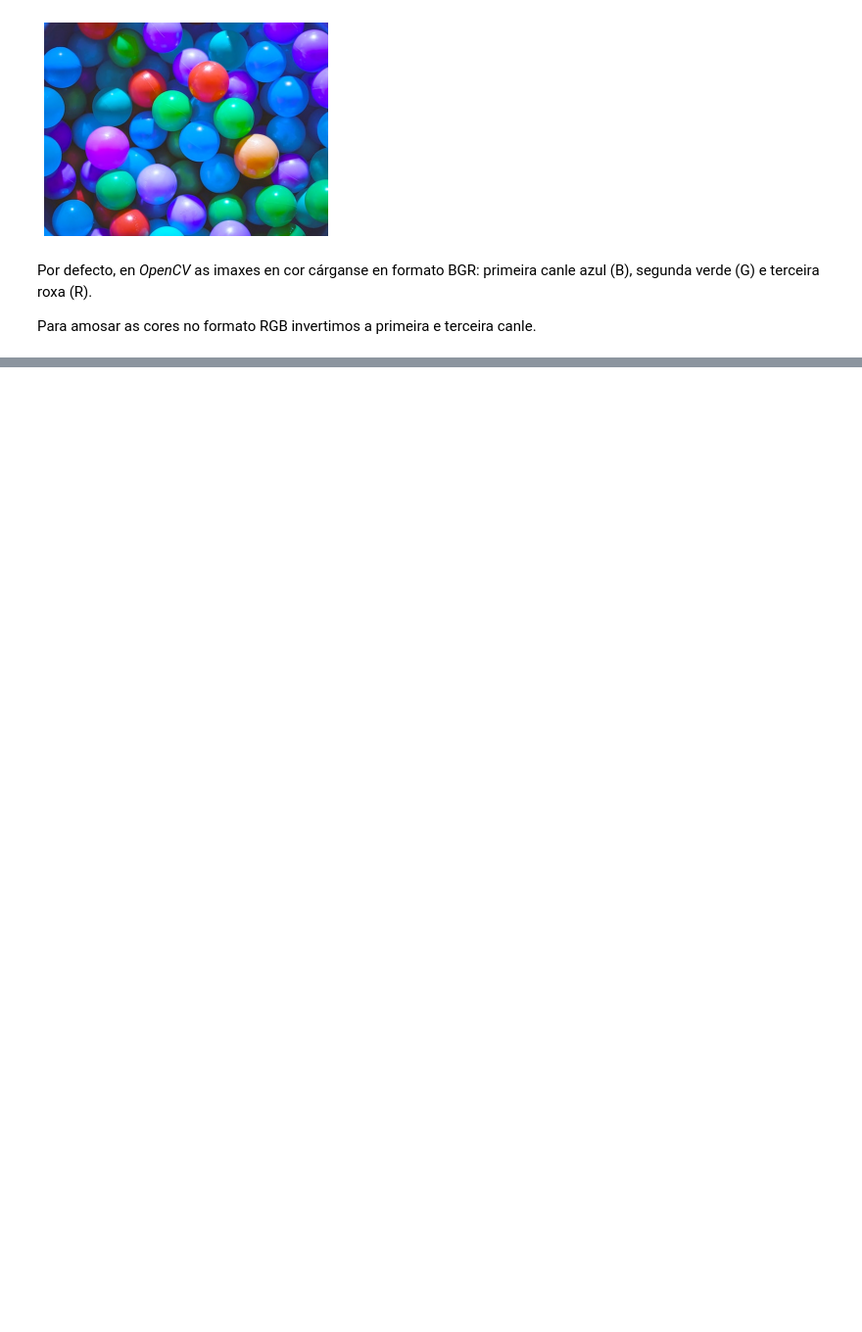
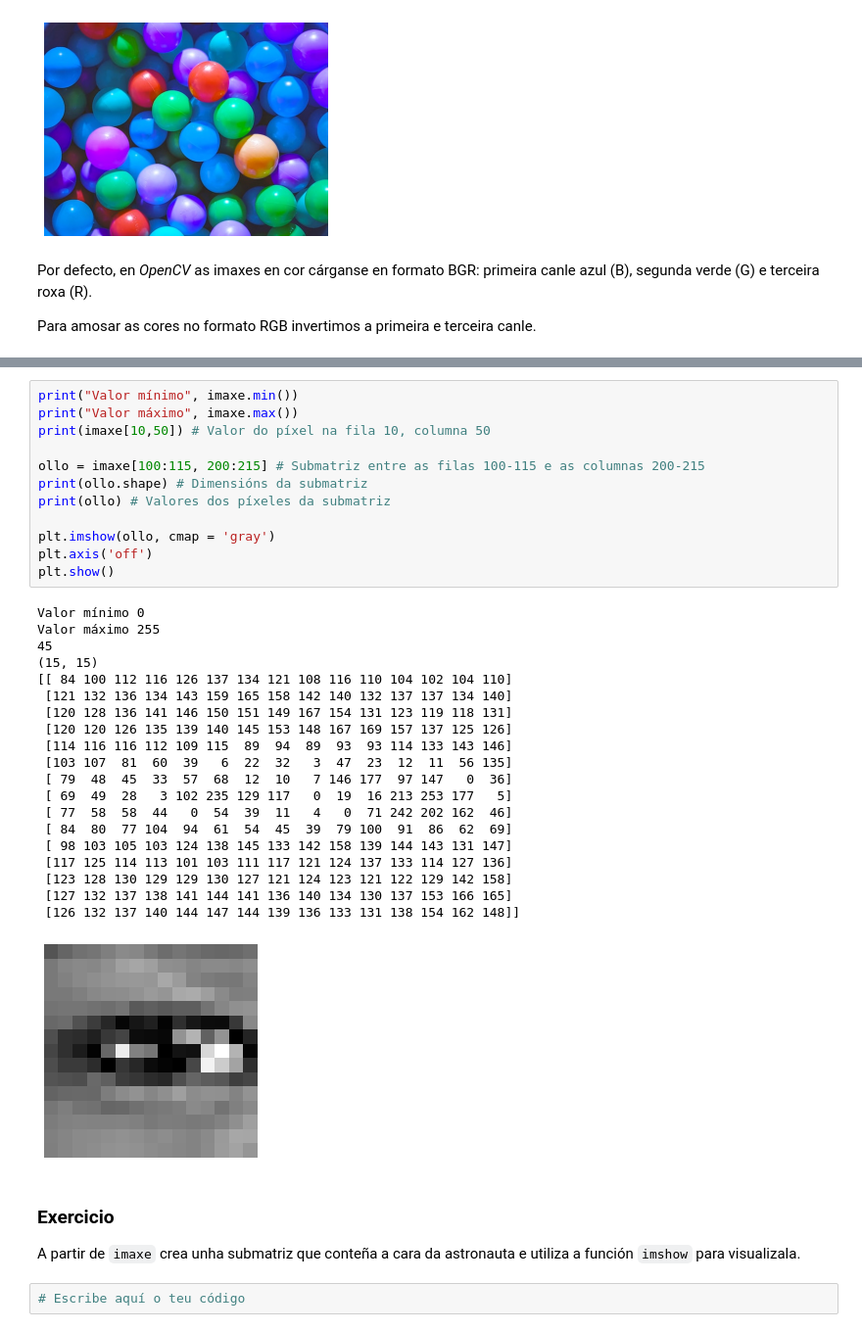
Before and after one commit to lramosg/matica_va, a Jupyter notebook: matica_outubro.ipynb, the cells around one changed output, grey strips where cells are left out. Shown at 98% size. Drawn from its saved outputs; the diff is of its cells as text; blank space fills up the shorter version.

```diff
--- a/matica_outubro.ipynb
+++ b/matica_outubro.ipynb
@@ -108,0 +106,38 @@ plt.show()
+# %%
+print("Valor mínimo", imaxe.min())
+print("Valor máximo", imaxe.max())
+print(imaxe[10,50]) # Valor do píxel na fila 10, columna 50
+
+ollo = imaxe[100:115, 200:215] # Submatriz entre as filas 100-115 e as columnas 200-215
+print(ollo.shape) # Dimensións da submatriz
+print(ollo) # Valores dos píxeles da submatriz
+
+plt.imshow(ollo, cmap = 'gray')
+plt.axis('off')
+plt.show()
+# %% [output]
+Valor mínimo 0
+Valor máximo 255
+45
+(15, 15)
+[[ 84 100 112 116 126 137 134 121 108 116 110 104 102 104 110]
+ [121 132 136 134 143 159 165 158 142 140 132 137 137 134 140]
+ [120 128 136 141 146 150 151 149 167 154 131 123 119 118 131]
+ [120 120 126 135 139 140 145 153 148 167 169 157 137 125 126]
+ [114 116 116 112 109 115  89  94  89  93  93 114 133 143 146]
+ [103 107  81  60  39   6  22  32   3  47  23  12  11  56 135]
+ [ 79  48  45  33  57  68  12  10   7 146 177  97 147   0  36]
+ [ 69  49  28   3 102 235 129 117   0  19  16 213 253 177   5]
+ [ 77  58  58  44   0  54  39  11   4   0  71 242 202 162  46]
+ [ 84  80  77 104  94  61  54  45  39  79 100  91  86  62  69]
+ [ 98 103 105 103 124 138 145 133 142 158 139 144 143 131 147]
+ [117 125 114 113 101 103 111 117 121 124 137 133 114 127 136]
+ [123 128 130 129 129 130 127 121 124 123 121 122 129 142 158]
+ [127 132 137 138 141 144 141 136 140 134 130 137 153 166 165]
+ [126 132 137 140 144 147 144 139 136 133 131 138 154 162 148]]
+[figure, added]
+# %% [markdown]
+### Exercicio
+A partir de `imaxe` crea unha submatriz que conteña a cara da astronauta e utiliza a función `imshow` para visualizala.
+# %%
+# Escribe aquí o teu código
```
Also changed, not shown: parts of 22 cells of this notebook.
